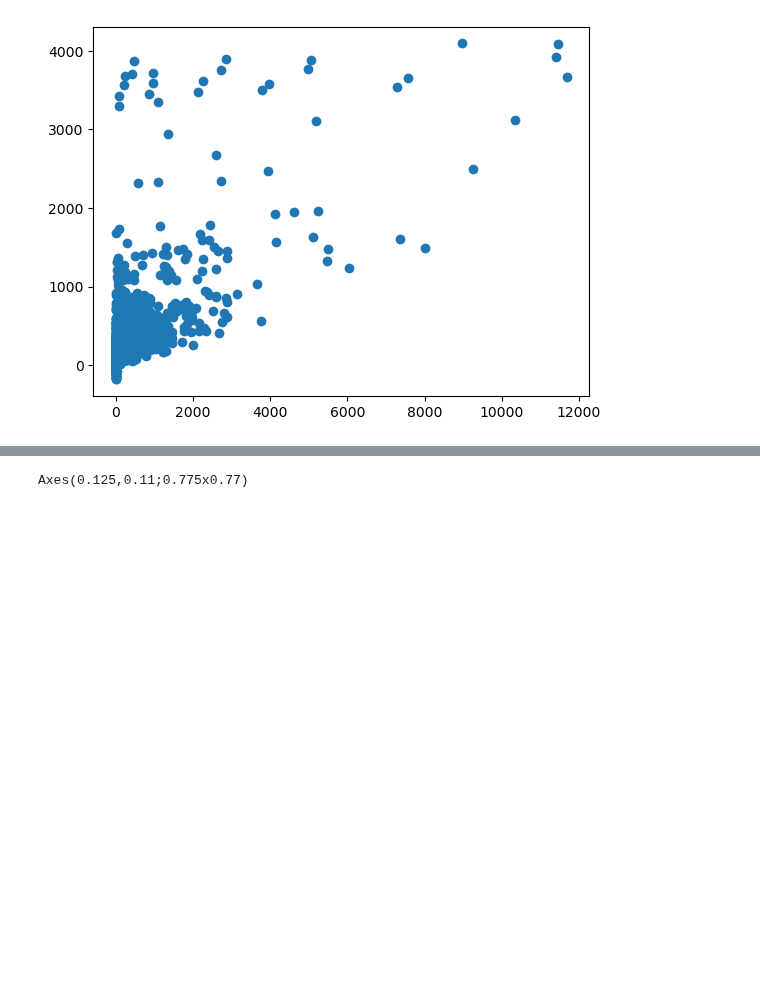
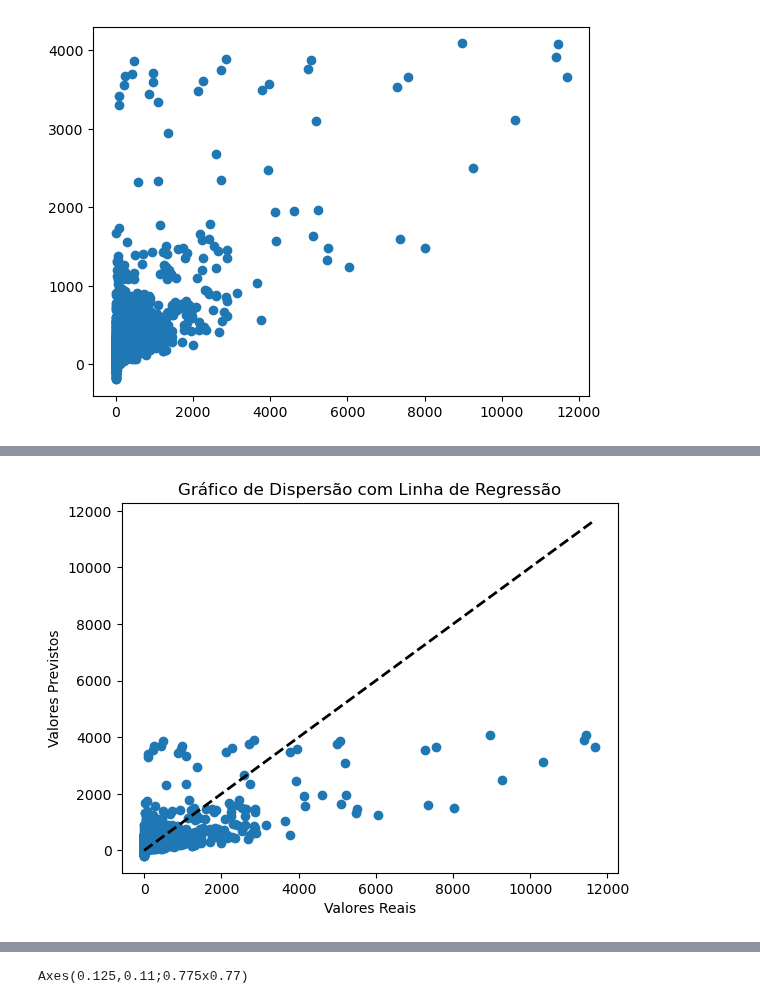
Before and after one commit to rafa2002/DAA-2324, a Jupyter notebook: Suicides.ipynb, the cells around one changed output, grey strips where cells are left out. Drawn from its saved outputs; the diff is of its cells as text; code cells hidden in the pictures; blank space fills up the shorter version.

```diff
--- a/Suicides.ipynb
+++ b/Suicides.ipynb
@@ -357 +347,11 @@ from sklearn.metrics import classification_report, ConfusionMatrixDisplay
+# %%
+# Gráfico de dispersão com linha de regressão
+plt.scatter(y1_test, predictions1)
+plt.xlabel("Valores Reais")
+plt.ylabel("Valores Previstos")
+plt.title("Gráfico de Dispersão com Linha de Regressão")
+plt.plot([y1_test.min(), y1_test.max()], [y1_test.min(), y1_test.max()], '--k', linewidth=2)  # Linha de 45 graus
+plt.show()
+# %% [output]
+[figure, added]
 # %%
```
Also changed, not shown: parts of 37 cells of this notebook.
